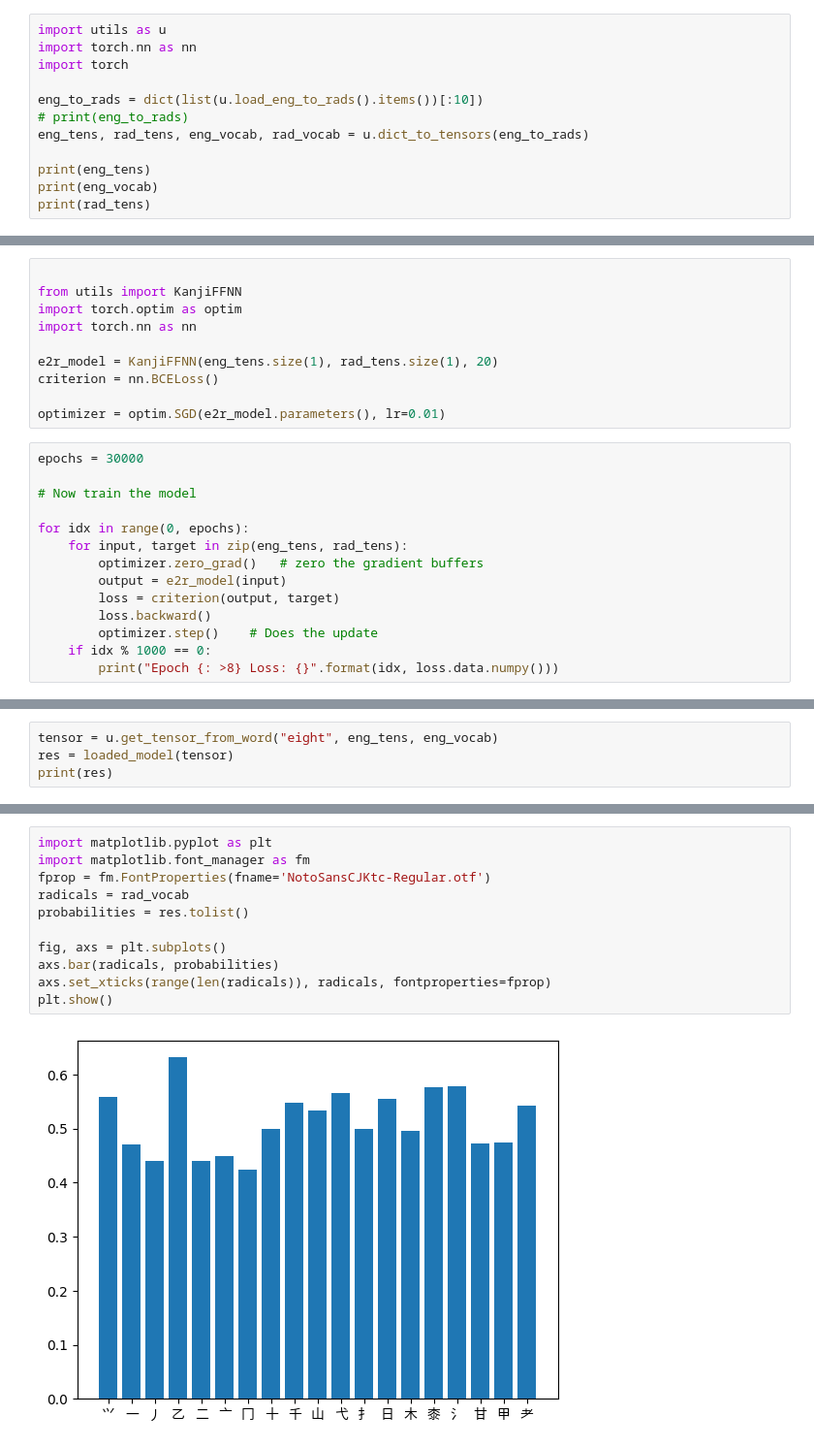
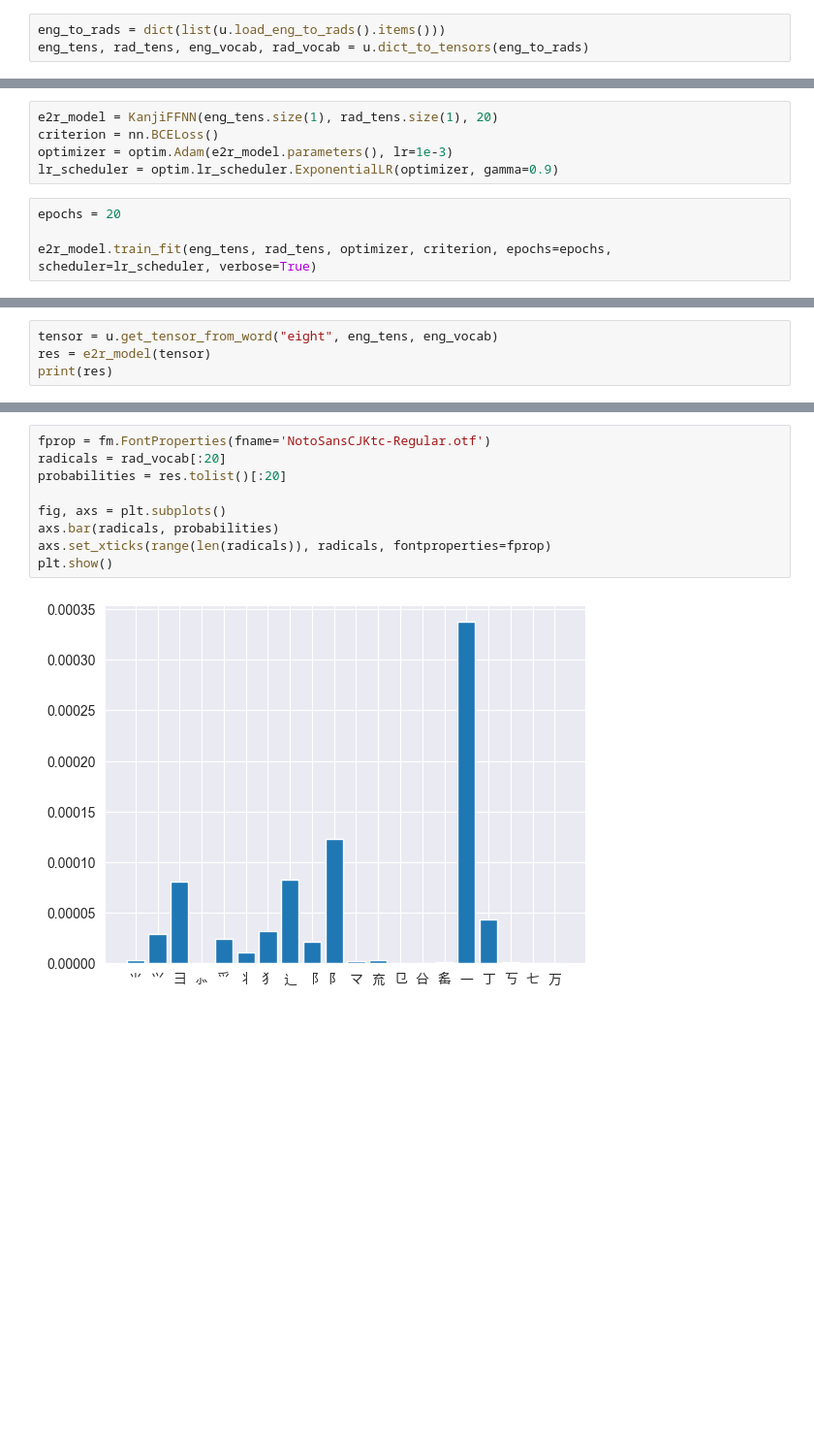
Before and after one commit to KiyonoKara/Kanji-Radical-Match-AI, a Jupyter notebook: kanji_radical_main.ipynb, the cells around one changed output, grey strips where cells are left out. Shown: that part at 97% size. Drawn from its saved outputs; the diff is of its cells as text; blank space fills up the shorter version.

Commit message:
Add UI to notebook and make training function usable from model

```diff
--- a/kanji_radical_main.ipynb
+++ b/kanji_radical_main.ipynb
@@ -5,12 +13,3 @@ Data processing, training, and output.
 # %%
-import utils as u
-import torch.nn as nn
-import torch
-
-eng_to_rads = dict(list(u.load_eng_to_rads().items())[:10])
-# print(eng_to_rads)
+eng_to_rads = dict(list(u.load_eng_to_rads().items()))
 eng_tens, rad_tens, eng_vocab, rad_vocab = u.dict_to_tensors(eng_to_rads)
-
-print(eng_tens)
-print(eng_vocab)
-print(rad_tens)
@@ -39,25 +46,10 @@ tensor([1., 0., 0., 0., 0., 0., 0., 0., 0., 0.])
 # %%
-
-from utils import KanjiFFNN
-import torch.optim as optim
-import torch.nn as nn
-
 e2r_model = KanjiFFNN(eng_tens.size(1), rad_tens.size(1), 20)
 criterion = nn.BCELoss()
-
-optimizer = optim.SGD(e2r_model.parameters(), lr=0.01)
+optimizer = optim.Adam(e2r_model.parameters(), lr=1e-3)
+lr_scheduler = optim.lr_scheduler.ExponentialLR(optimizer, gamma=0.9)
 # %%
-epochs = 30000
+epochs = 20
 
-# Now train the model
-
-for idx in range(0, epochs):
-    for input, target in zip(eng_tens, rad_tens):
-        optimizer.zero_grad()   # zero the gradient buffers
-        output = e2r_model(input)
-        loss = criterion(output, target)
-        loss.backward()
-        optimizer.step()    # Does the update
-    if idx % 1000 == 0:
-        print("Epoch {: >8} Loss: {}".format(idx, loss.data.numpy()))
+e2r_model.train_fit(eng_tens, rad_tens, optimizer, criterion, epochs=epochs, scheduler=lr_scheduler, verbose=True)
 # %% [output]
@@ -92,6 +88,6 @@ KanjiFFNN(
 )
 # %%
 tensor = u.get_tensor_from_word("eight", eng_tens, eng_vocab)
-res = loaded_model(tensor)
+res = e2r_model(tensor)
 print(res)
 # %% [output]
@@ -101,13 +111,11 @@ tensor([0.5591, 0.4698, 0.4397, 0.6316, 0.4401, 0.4499, 0.4236, 0.4984, 0.5486,
 # %%
-import matplotlib.pyplot as plt
-import matplotlib.font_manager as fm
 fprop = fm.FontProperties(fname='NotoSansCJKtc-Regular.otf')
-radicals = rad_vocab
-probabilities = res.tolist()
+radicals = rad_vocab[:20]
+probabilities = res.tolist()[:20]
 
 fig, axs = plt.subplots()
 axs.bar(radicals, probabilities)
 axs.set_xticks(range(len(radicals)), radicals, fontproperties=fprop)
 plt.show()
 # %% [output]
-[figure, old version]
+[figure, new version]
```
Also changed, not shown: parts of 12 cells of this notebook, 1 other file.
